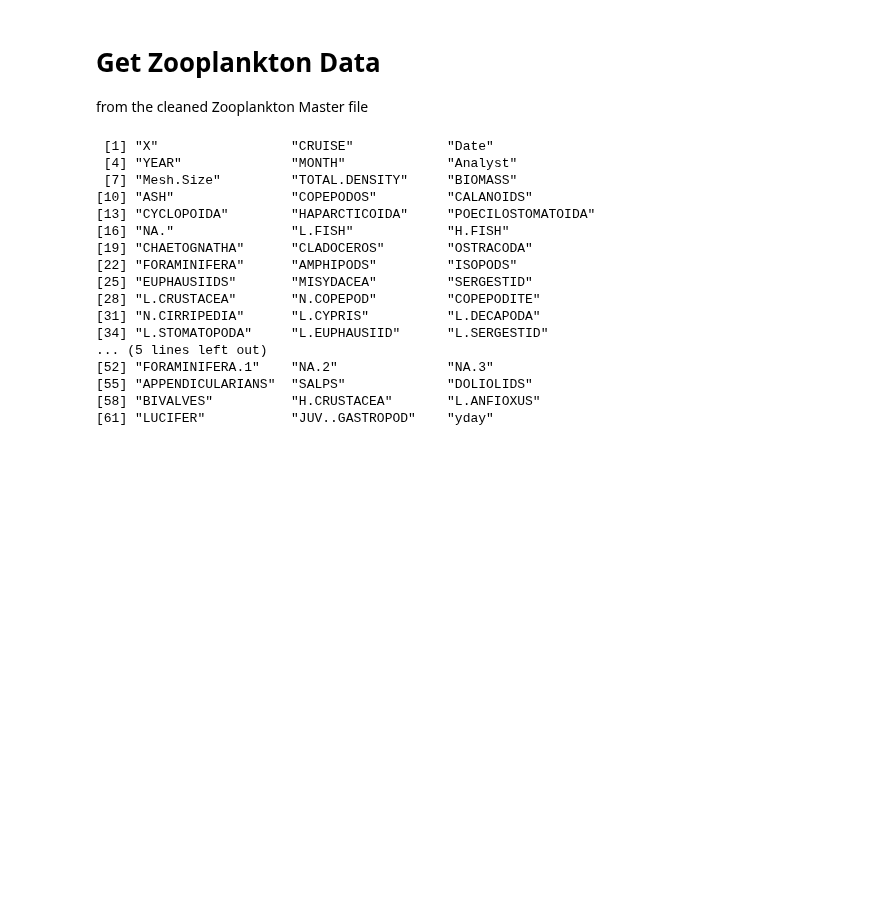
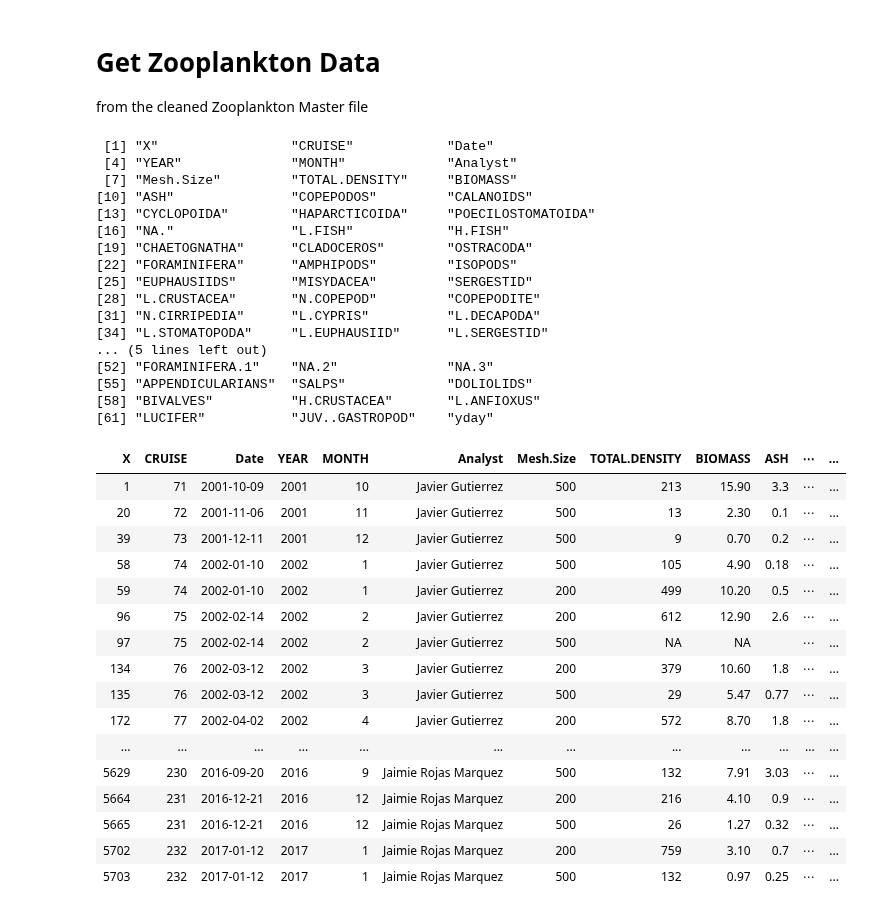
Before and after one commit to ben1post/BennyPhD, a Jupyter notebook: CARIACOModelingProject/Data/DataAnalysisScripts/AggregatedYearlyForcings/Get_ModelVerificationData.R.ipynb, the cells around one changed output. Drawn from its saved outputs; the diff is of its cells as text; code cells hidden in the pictures; blank space fills up the shorter version.

```diff
--- a/CARIACOModelingProject/Data/DataAnalysisScripts/AggregatedYearlyForcings/Get_ModelVerificationData.R.ipynb
+++ b/CARIACOModelingProject/Data/DataAnalysisScripts/AggregatedYearlyForcings/Get_ModelVerificationData.R.ipynb
@@ -100,24 +104,42 @@ from the cleaned Zooplankton Master file
 zm <- read.csv("../../DataFiles_Processed/Master_Zooplankton_Nov2017_Cleaned.csv")
 # %%
 names(zm) # check for available data
+zm
 # %% [output]
  [1] "X"                 "CRUISE"            "Date"
  [4] "YEAR"              "MONTH"             "Analyst"
  [7] "Mesh.Size"         "TOTAL.DENSITY"     "BIOMASS"
 [10] "ASH"               "COPEPODOS"         "CALANOIDS"
 [13] "CYCLOPOIDA"        "HAPARCTICOIDA"     "POECILOSTOMATOIDA"
 [16] "NA."               "L.FISH"            "H.FISH"
 [19] "CHAETOGNATHA"      "CLADOCEROS"        "OSTRACODA"
 [22] "FORAMINIFERA"      "AMPHIPODS"         "ISOPODS"
 [25] "EUPHAUSIIDS"       "MISYDACEA"         "SERGESTID"
 [28] "L.CRUSTACEA"       "N.COPEPOD"         "COPEPODITE"
 [31] "N.CIRRIPEDIA"      "L.CYPRIS"          "L.DECAPODA"
 [34] "L.STOMATOPODA"     "L.EUPHAUSIID"      "L.SERGESTID"
 ... (5 lines left out)
 [52] "FORAMINIFERA.1"    "NA.2"              "NA.3"
 [55] "APPENDICULARIANS"  "SALPS"             "DOLIOLIDS"
 [58] "BIVALVES"          "H.CRUSTACEA"       "L.ANFIOXUS"
 [61] "LUCIFER"           "JUV..GASTROPOD"    "yday"
+| X | CRUISE | Date | YEAR | MONTH | Analyst | Mesh.Size | TOTAL.DENSITY | BIOMASS | ASH | ⋯ | ... |
+| 1 | 71 | 2001-10-09 | 2001 | 10 | Javier Gutierrez | 500 | 213 | 15.90 | 3.3 | ⋯ | ... |
+| 20 | 72 | 2001-11-06 | 2001 | 11 | Javier Gutierrez | 500 | 13 | 2.30 | 0.1 | ⋯ | ... |
+| 39 | 73 | 2001-12-11 | 2001 | 12 | Javier Gutierrez | 500 | 9 | 0.70 | 0.2 | ⋯ | ... |
+| 58 | 74 | 2002-01-10 | 2002 | 1 | Javier Gutierrez | 500 | 105 | 4.90 | 0.18 | ⋯ | ... |
+| 59 | 74 | 2002-01-10 | 2002 | 1 | Javier Gutierrez | 200 | 499 | 10.20 | 0.5 | ⋯ | ... |
+| 96 | 75 | 2002-02-14 | 2002 | 2 | Javier Gutierrez | 200 | 612 | 12.90 | 2.6 | ⋯ | ... |
+| 97 | 75 | 2002-02-14 | 2002 | 2 | Javier Gutierrez | 500 | NA | NA |  | ⋯ | ... |
+| 134 | 76 | 2002-03-12 | 2002 | 3 | Javier Gutierrez | 200 | 379 | 10.60 | 1.8 | ⋯ | ... |
+| 135 | 76 | 2002-03-12 | 2002 | 3 | Javier Gutierrez | 500 | 29 | 5.47 | 0.77 | ⋯ | ... |
+| 172 | 77 | 2002-04-02 | 2002 | 4 | Javier Gutierrez | 200 | 572 | 8.70 | 1.8 | ⋯ | ... |
+| ... | ... | ... | ... | ... | ... | ... | ... | ... | ... | ... | ... |
+| 5629 | 230 | 2016-09-20 | 2016 | 9 | Jaimie Rojas Marquez | 500 | 132 | 7.91 | 3.03 | ⋯ | ... |
+| 5664 | 231 | 2016-12-21 | 2016 | 12 | Jaimie Rojas Marquez | 200 | 216 | 4.10 | 0.9 | ⋯ | ... |
+| 5665 | 231 | 2016-12-21 | 2016 | 12 | Jaimie Rojas Marquez | 500 | 26 | 1.27 | 0.32 | ⋯ | ... |
+| 5702 | 232 | 2017-01-12 | 2017 | 1 | Jaimie Rojas Marquez | 200 | 759 | 3.10 | 0.7 | ⋯ | ... |
+| 5703 | 232 | 2017-01-12 | 2017 | 1 | Jaimie Rojas Marquez | 500 | 132 | 0.97 | 0.25 | ⋯ | ... |
 # %%
 #plotting Biomass data as a test
 zmbm_y <- ggplot(zm, aes(yday/30, BIOMASS, col=as.factor(Mesh.Size))) +
```
Also changed, not shown: parts of 4 cells of this notebook, 4 other files.
